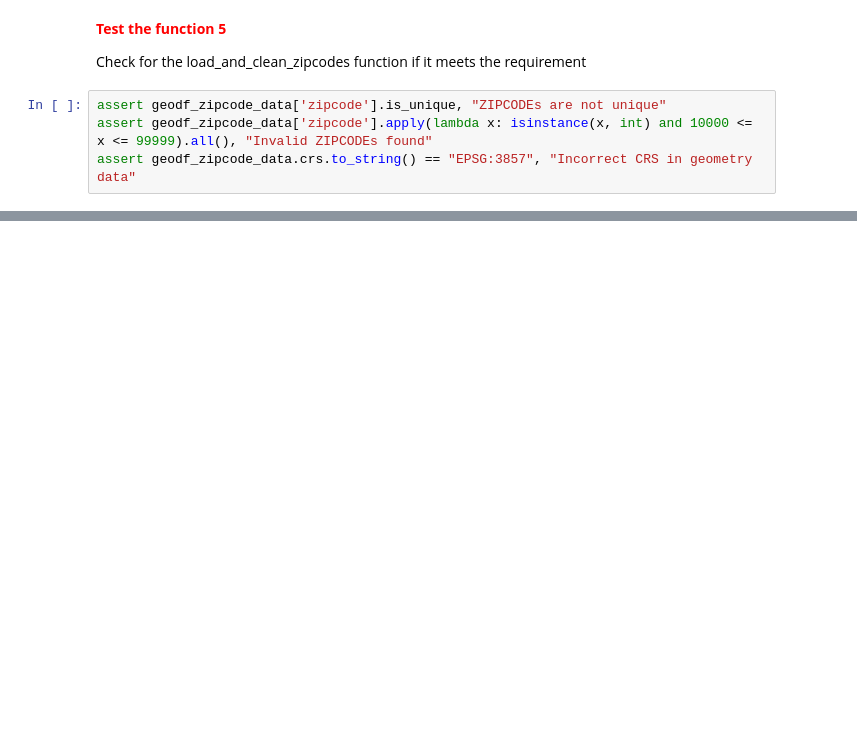
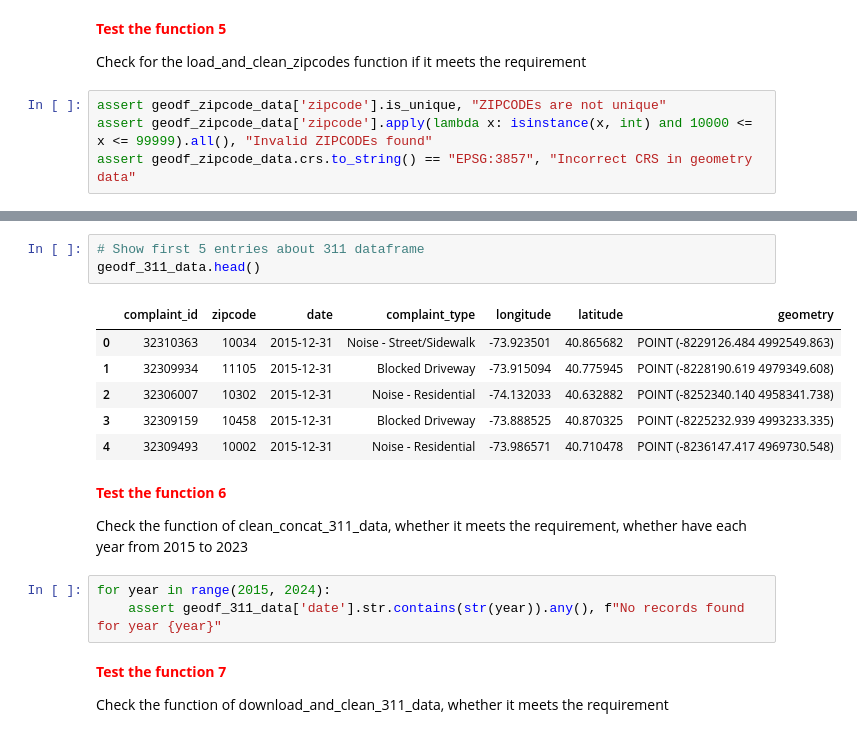
Before and after one commit to hy2836/IEORE4501_FinalProject, a Jupyter notebook: project_gp.ipynb, the cells around one changed output, grey strips where cells are left out. Drawn from its saved outputs; the diff is of its cells as text; blank space fills up the shorter version.

```diff
--- a/project_gp.ipynb
+++ b/project_gp.ipynb
@@ -716,0 +764,21 @@ assert geodf_zipcode_data.crs.to_string() == "EPSG:3857", "Incorrect CRS in geom
+# %%
+# Show first 5 entries about 311 dataframe
+geodf_311_data.head()
+# %% [output]
+|  | complaint_id | zipcode | date | complaint_type | longitude | latitude | geometry |
+| 0 | 32310363 | 10034 | 2015-12-31 | Noise - Street/Sidewalk | -73.923501 | 40.865682 | POINT (-8229126.484 4992549.863) |
+| 1 | 32309934 | 11105 | 2015-12-31 | Blocked Driveway | -73.915094 | 40.775945 | POINT (-8228190.619 4979349.608) |
+| 2 | 32306007 | 10302 | 2015-12-31 | Noise - Residential | -74.132033 | 40.632882 | POINT (-8252340.140 4958341.738) |
+| 3 | 32309159 | 10458 | 2015-12-31 | Blocked Driveway | -73.888525 | 40.870325 | POINT (-8225232.939 4993233.335) |
+| 4 | 32309493 | 10002 | 2015-12-31 | Noise - Residential | -73.986571 | 40.710478 | POINT (-8236147.417 4969730.548) |
+# %% [markdown]
+**<span style="color: red;">Test the function 6</span>**
+
+Check the function of clean_concat_311_data, whether it meets the requirement, whether have each year from 2015 to 2023
+# %%
+for year in range(2015, 2024):
+    assert geodf_311_data['date'].str.contains(str(year)).any(), f"No records found for year {year}"
+# %% [markdown]
+**<span style="color: red;">Test the function 7</span>**
+
+Check the function of download_and_clean_311_data, whether it meets the requirement
```
Also changed, not shown: parts of 16 cells of this notebook.
